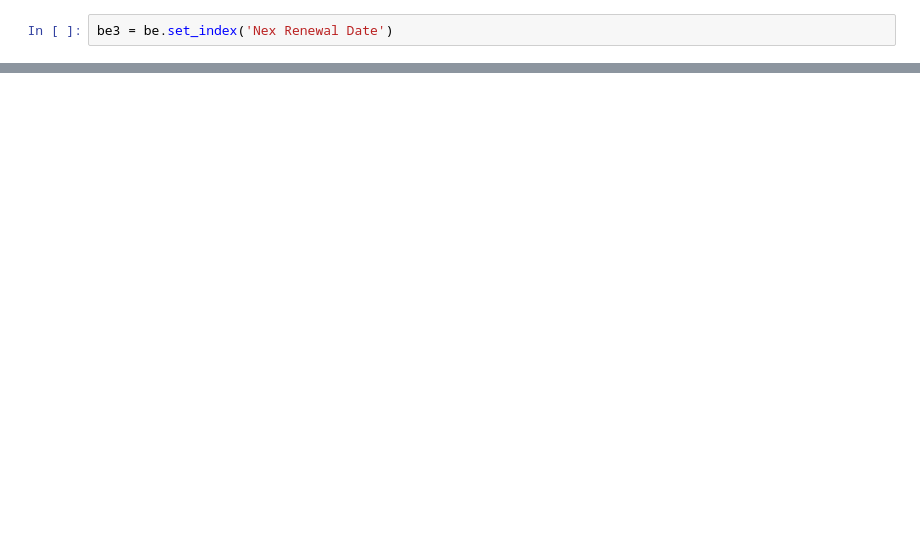
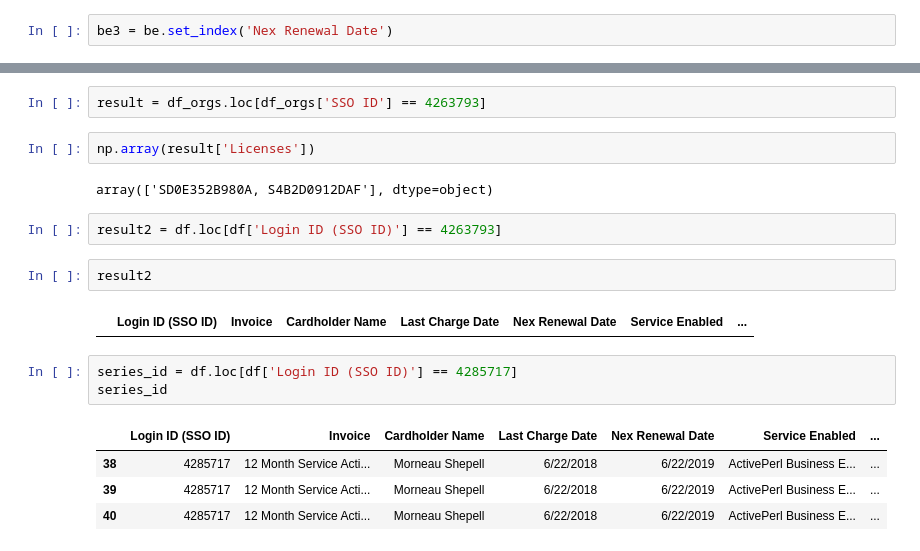
Before and after one commit to davetlewis-van/Pandas-Cookbook, a Jupyter notebook: Auto-recurring BE subscribers.ipynb, the cells around one changed output, grey strips where cells are left out. Drawn from its saved outputs; the diff is of its cells as text; blank space fills up the shorter version.

```diff
--- a/Auto-recurring BE subscribers.ipynb
+++ b/Auto-recurring BE subscribers.ipynb
@@ -284,0 +356,20 @@ be3.index
+# %%
+result = df_orgs.loc[df_orgs['SSO ID'] == 4263793]
+# %%
+np.array(result['Licenses'])
+# %% [output]
+array(['SD0E352B980A, S4B2D0912DAF'], dtype=object)
+# %%
+result2 = df.loc[df['Login ID (SSO ID)'] == 4263793]
+# %%
+result2
+# %% [output]
+|  | Login ID (SSO ID) | Invoice | Cardholder Name | Last Charge Date | Nex Renewal Date | Service Enabled | ... |
+# %%
+series_id = df.loc[df['Login ID (SSO ID)'] == 4285717]
+series_id
+# %% [output]
+|  | Login ID (SSO ID) | Invoice | Cardholder Name | Last Charge Date | Nex Renewal Date | Service Enabled | ... |
+| 38 | 4285717 | 12 Month Service Acti... | Morneau Shepell | 6/22/2018 | 6/22/2019 | ActivePerl Business E... | ... |
+| 39 | 4285717 | 12 Month Service Acti... | Morneau Shepell | 6/22/2018 | 6/22/2019 | ActivePerl Business E... | ... |
+| 40 | 4285717 | 12 Month Service Acti... | Morneau Shepell | 6/22/2018 | 6/22/2019 | ActivePerl Business E... | ... |
```
Also changed, not shown: parts of 23 cells of this notebook, 2 other files.
